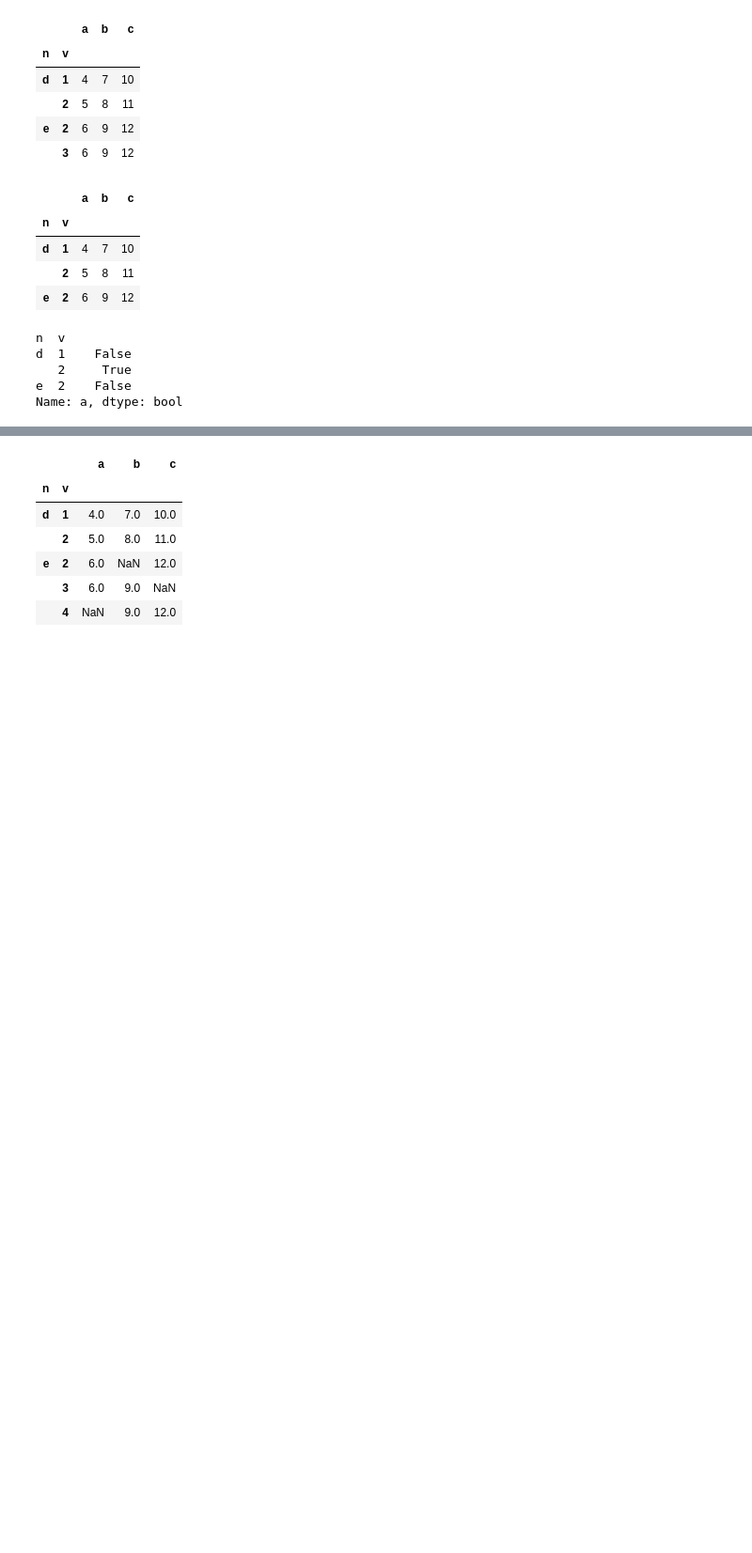
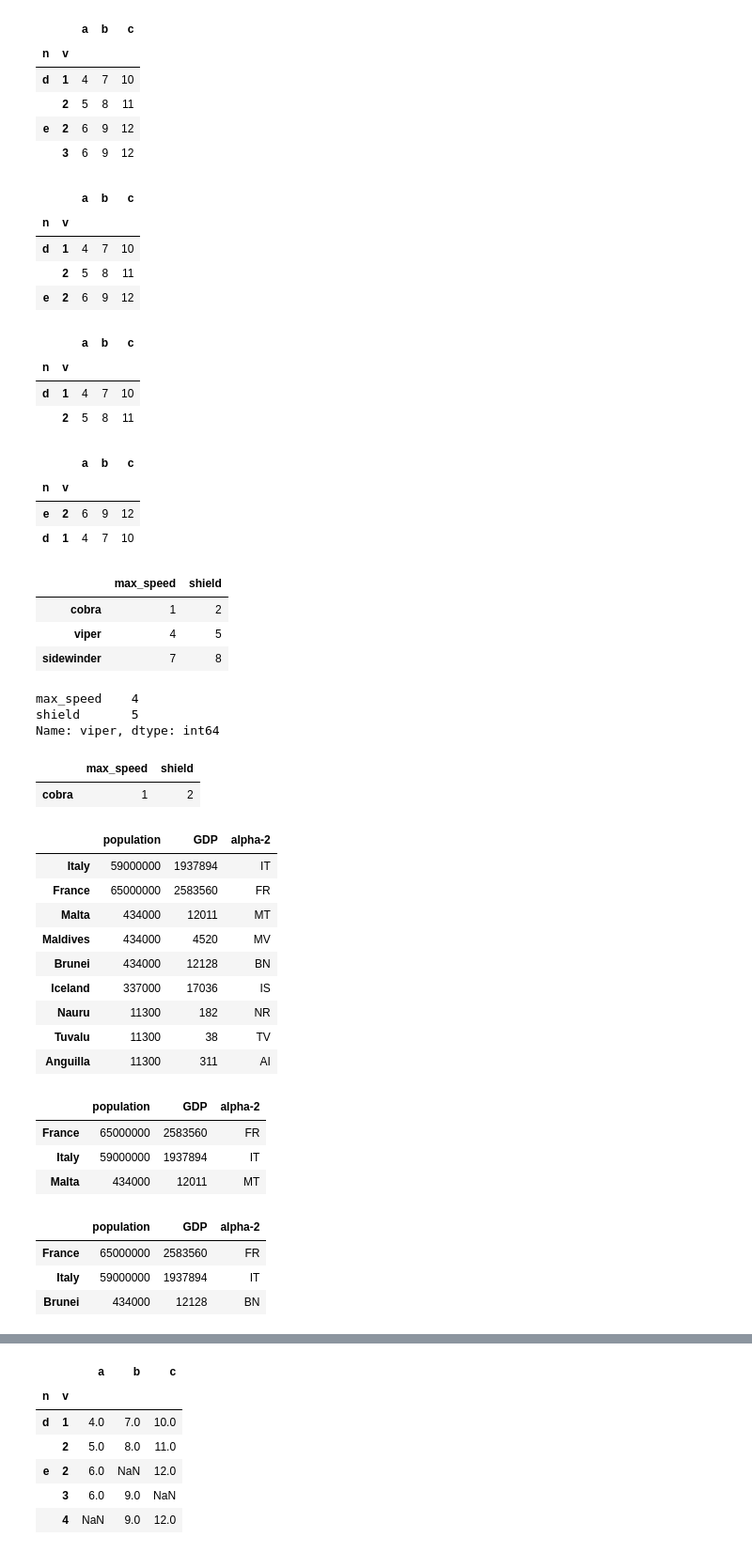
Before and after one commit to dw3624/pandas, a Jupyter notebook: pandas 10min 1.ipynb, the cells around one changed output, grey strips where cells are left out. Shown at 94% size. Cells and saved outputs as stored; diff of their text form; code cells hidden in the pictures; blank space fills up the shorter version.

```diff
--- a/pandas 10min 1.ipynb
+++ b/pandas 10min 1.ipynb
@@ -149,12 +149,38 @@ df2.drop_duplicates() # 중복된 행 삭제, drop_duplicates?로 도움말
 | d | 1 | 4 | 7 | 10 |
 |  | 2 | 5 | 8 | 11 |
 | e | 2 | 6 | 9 | 12 |
-# %%
-df.a.isin([5]) # isin에는 리스트형태를 넣어야함
-df['a'].isin([5])
-# %% [output]
-n  v
-d  1    False
-   2     True
-e  2    False
-Name: a, dtype: bool
+# %%
+df.sample(frac=0.5) # frac : 전체 행 중 추출할 행의 비율
+# %% [output]
+|  |  | a | b | c |
+| n | v |  |  |  |
+| d | 1 | 4 | 7 | 10 |
+|  | 2 | 5 | 8 | 11 |
+# %%
+df.sample(n=2) # n =  추출할 행의 개수
+# %% [output]
+|  |  | a | b | c |
+| n | v |  |  |  |
+| e | 2 | 6 | 9 | 12 |
+| d | 1 | 4 | 7 | 10 |
+# %%
+df = pd.DataFrame([[1, 2], [4, 5], [7, 8]],
+             index=['cobra', 'viper', 'sidewinder'],
+             columns=['max_speed', 'shield'])
+df
+# %% [output]
+|  | max_speed | shield |
+| cobra | 1 | 2 |
+| viper | 4 | 5 |
+| sidewinder | 7 | 8 |
+# %%
+df.loc['viper'] # 해당 행 정보 추출
+# %% [output]
+max_speed    4
+shield       5
+Name: viper, dtype: int64
+# %%
+df.iloc[0:1] # 0번째 행부터 1번째 행까지 추출
+# %% [output]
+|  | max_speed | shield |
+| cobra | 1 | 2 |
@@ -160,0 +189,31 @@ Name: a, dtype: bool
+# %%
+df = pd.DataFrame({'population': [59000000, 65000000, 434000,434000, 434000, 337000, 11300,11300, 11300],
+                   'GDP': [1937894, 2583560 , 12011, 4520, 12128,17036, 182, 38, 311],
+                   'alpha-2': ["IT", "FR", "MT", "MV", "BN","IS", "NR", "TV", "AI"]},
+                  index=["Italy", "France", "Malta","Maldives", "Brunei", "Iceland","Nauru", "Tuvalu", "Anguilla"])
+df
+# %% [output]
+|  | population | GDP | alpha-2 |
+| Italy | 59000000 | 1937894 | IT |
+| France | 65000000 | 2583560 | FR |
+| Malta | 434000 | 12011 | MT |
+| Maldives | 434000 | 4520 | MV |
+| Brunei | 434000 | 12128 | BN |
+| Iceland | 337000 | 17036 | IS |
+| Nauru | 11300 | 182 | NR |
+| Tuvalu | 11300 | 38 | TV |
+| Anguilla | 11300 | 311 | AI |
+# %%
+df.nlargest(3, 'population') # 항목 선택 후 상위부터 추출
+# %% [output]
+|  | population | GDP | alpha-2 |
+| France | 65000000 | 2583560 | FR |
+| Italy | 59000000 | 1937894 | IT |
+| Malta | 434000 | 12011 | MT |
+# %%
+df.nlargest(3, 'population', keep='last') # keep=last : 동순위 항목이 오름차순으로 선택됨
+# %% [output]
+|  | population | GDP | alpha-2 |
+| France | 65000000 | 2583560 | FR |
+| Italy | 59000000 | 1937894 | IT |
+| Brunei | 434000 | 12128 | BN |
```
Also changed, not shown: parts of 11 cells of this notebook.
